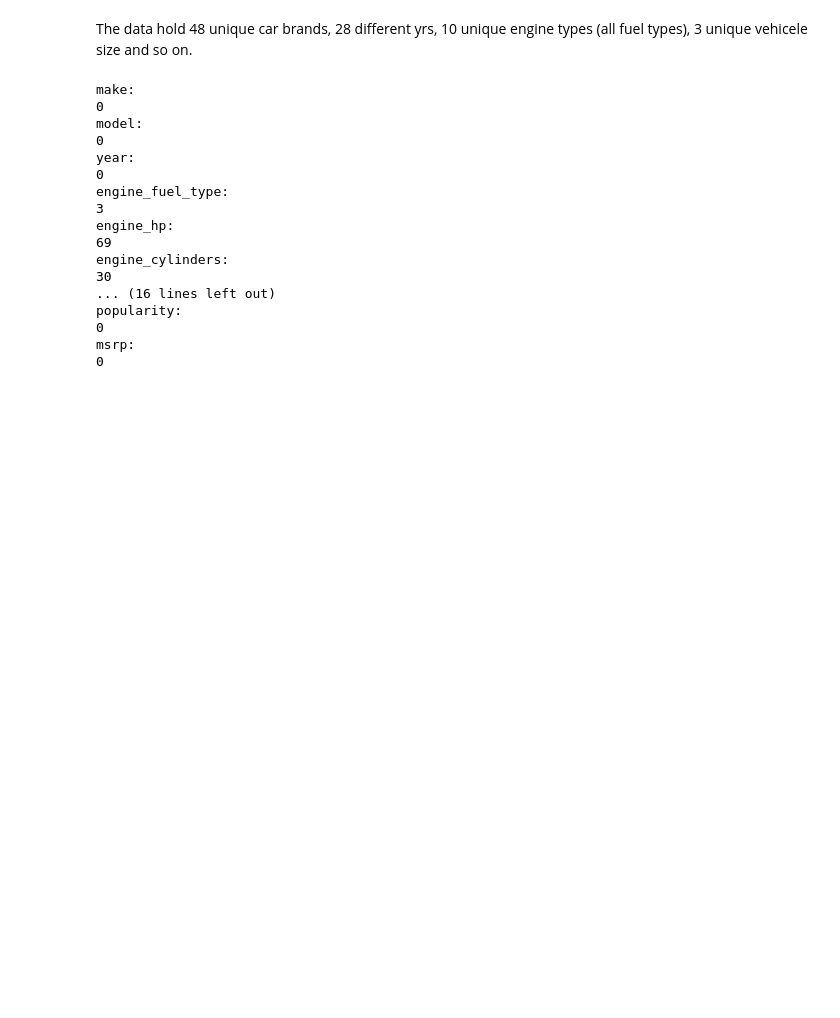
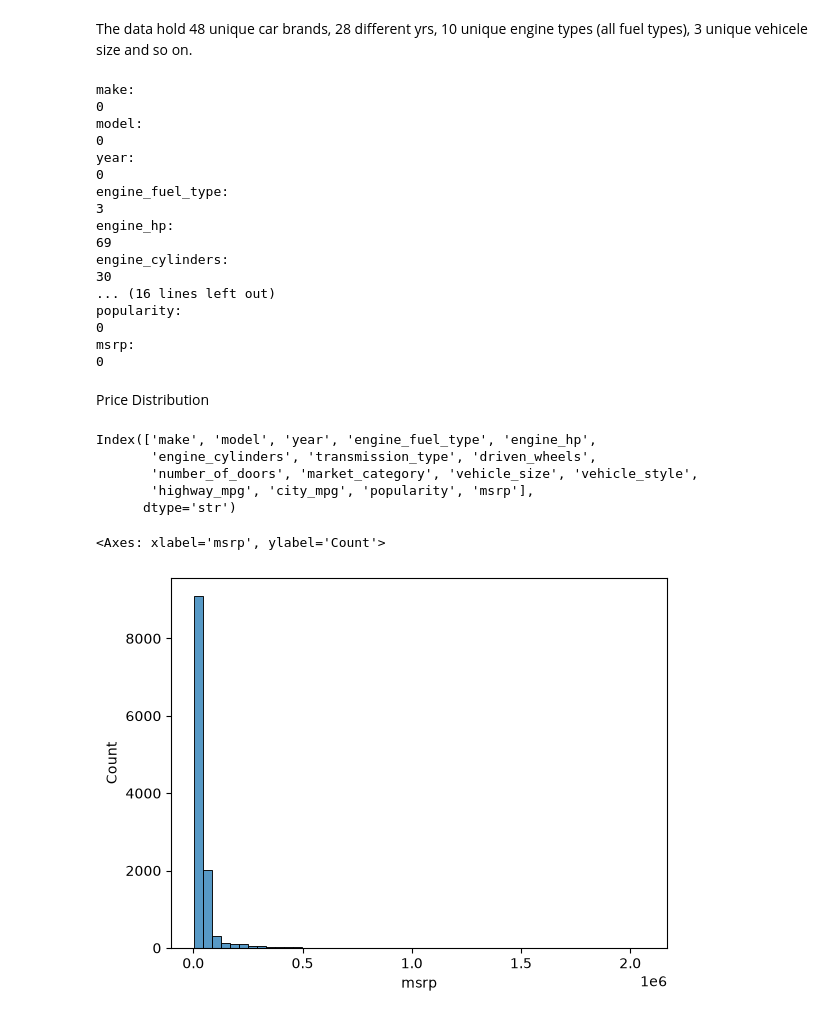
Before and after one commit to Vee-maker363/ml_zoomcamp_assignment, a Jupyter notebook: 02-car-price/car.ipynb, the cells around one changed output. Saved outputs shown, nothing was run; the diff lists cells and outputs as text; code cells hidden in the pictures; blank space fills up the shorter version.

```diff
--- a/02-car-price/car.ipynb
+++ b/02-car-price/car.ipynb
@@ -135,3 +135,5 @@ popularity:
 0
 msrp:
 0
+# %% [markdown]
+Price Distribution
@@ -137,0 +145,13 @@ msrp:
+# %%
+df.columns
+# %% [output]
+Index(['make', 'model', 'year', 'engine_fuel_type', 'engine_hp',
+       'engine_cylinders', 'transmission_type', 'driven_wheels',
+       'number_of_doors', 'market_category', 'vehicle_size', 'vehicle_style',
+       'highway_mpg', 'city_mpg', 'popularity', 'msrp'],
+      dtype='str')
+# %%
+sns.histplot(df.msrp, bins=50)
+# %% [output]
+<Axes: xlabel='msrp', ylabel='Count'>
+[figure, added]
```
Also changed, not shown: parts of 5 cells of this notebook.
